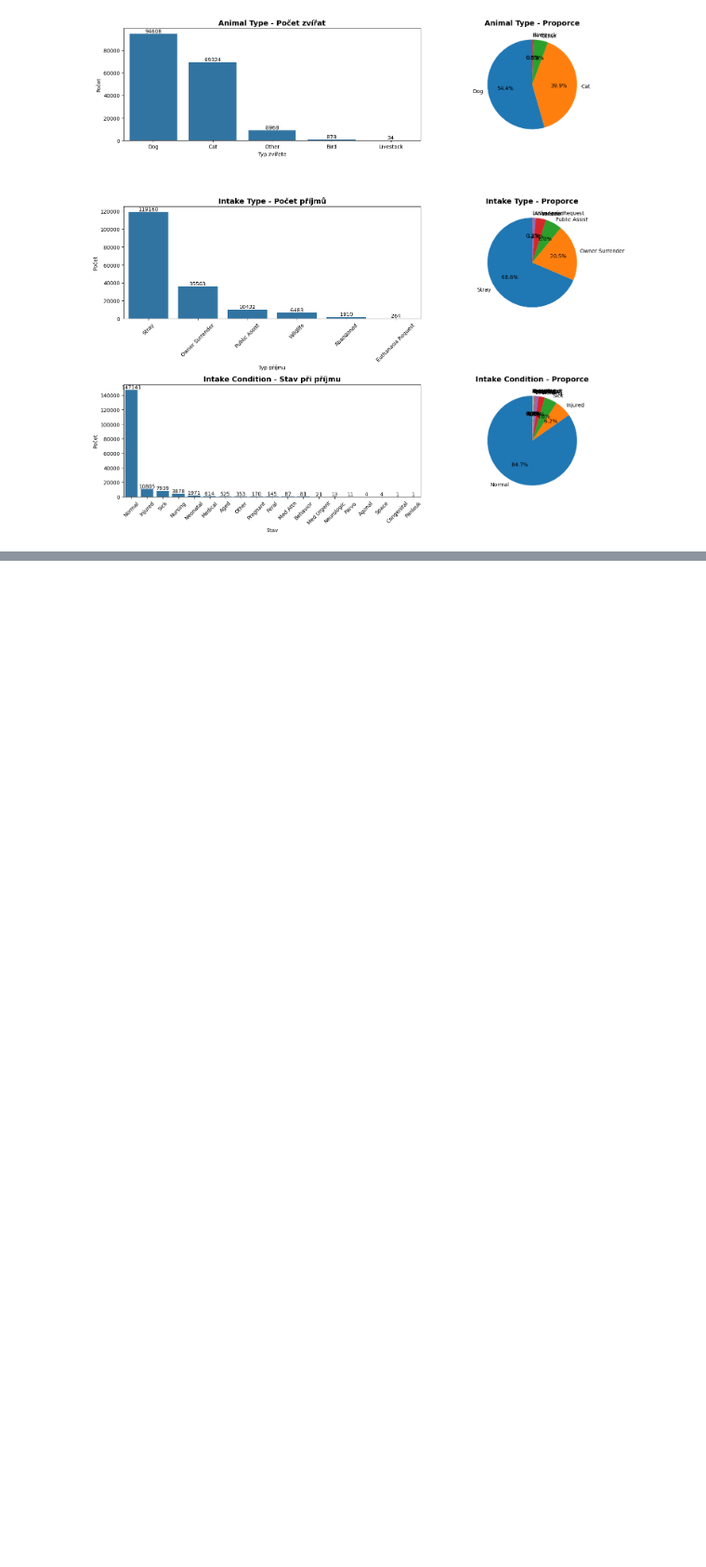
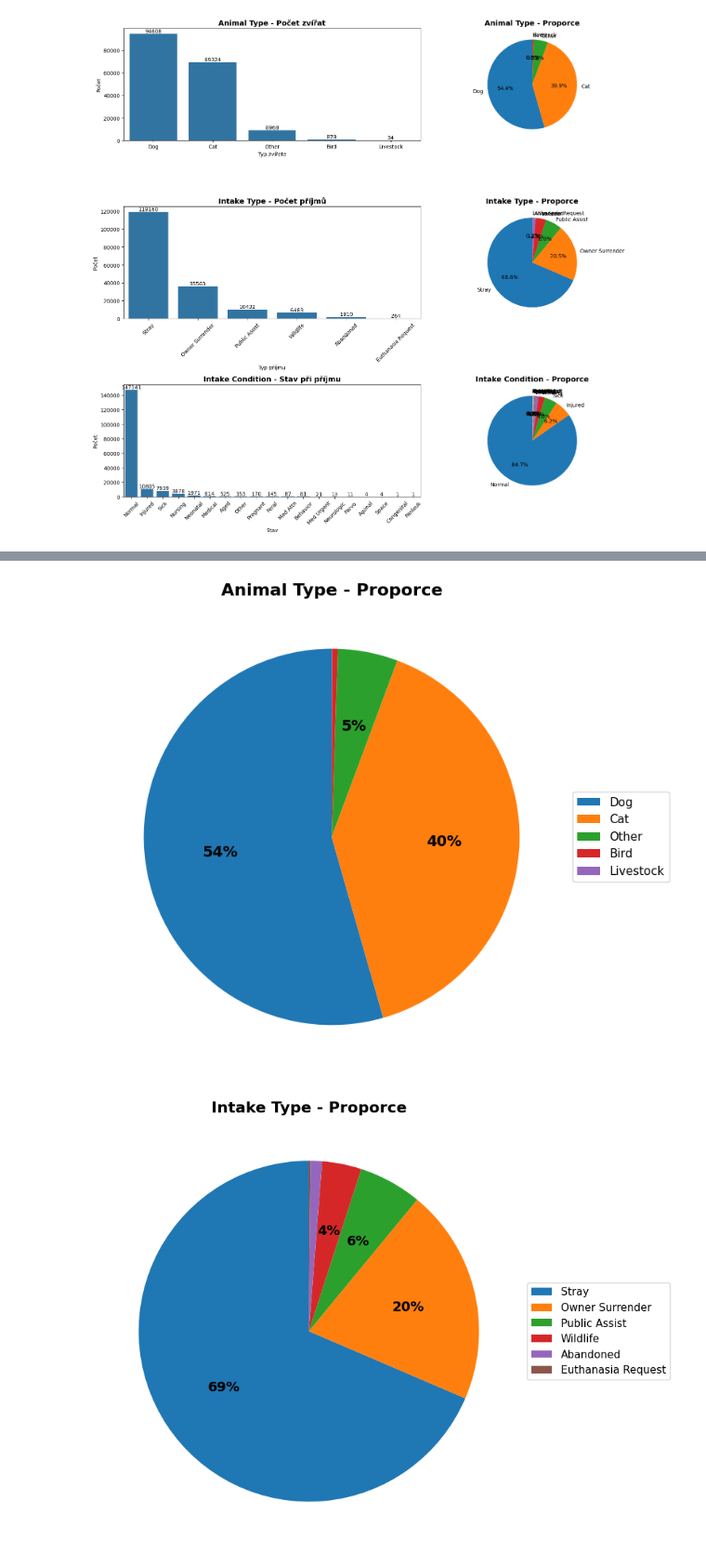
Before and after one commit to stasbebra2006/BI-VIZ, a Jupyter notebook: hms/hm01/01/hm01-prime.ipynb, the cells around one changed output, grey strips where cells are left out. Shown at 93% size. Saved outputs shown, nothing was run; the diff lists cells and outputs as text; code cells hidden in the pictures; blank space fills up the shorter version.

```diff
--- a/hms/hm01/01/hm01-prime.ipynb
+++ b/hms/hm01/01/hm01-prime.ipynb
@@ -628,0 +642,60 @@ plt.show()
+# %%
+# Animal Type - Pie Chart
+fig, ax = plt.subplots(figsize=(10, 8))
+
+def autopct_generator(limit):
+    def inner_autopct(pct):
+        return f'{pct:.0f}%' if pct > limit else ''
+    return inner_autopct
+
+animal_counts = intakes['Animal Type'].value_counts()
+
+wedges, texts, autotexts = ax.pie(animal_counts,
+                                    labels=None,
+                                    autopct=autopct_generator(3),
+                                    startangle=90,
+                                    textprops={'fontsize': 14, 'weight': 'bold'})
+
+ax.set_title('Animal Type - Proporce', fontsize=16, fontweight='bold')
+ax.legend(animal_counts.index,
+          loc='center left',
+          bbox_to_anchor=(1, 0.5),
+          fontsize=11)
+
+fig, ax = plt.subplots(figsize=(10, 8))
+
+intake_type_counts = intakes['Intake Type'].value_counts()
+
+wedges, texts, autotexts = ax.pie(intake_type_counts,
+                                    labels=None,
+                                    autopct=autopct_generator(3),
+                                    startangle=90,
+                                    textprops={'fontsize': 14, 'weight': 'bold'})
+
+ax.set_title('Intake Type - Proporce', fontsize=16, fontweight='bold')
+ax.legend(intake_type_counts.index,
+          loc='center left',
+          bbox_to_anchor=(1, 0.5),
+          fontsize=11)
+
+fig, ax = plt.subplots(figsize=(10, 8))
+
+condition_counts = intakes['Intake Condition'].value_counts()
+
+wedges, texts, autotexts = ax.pie(condition_counts,
+                                    labels=None,
+                                    autopct=autopct_generator(3),
+                                    startangle=90,
+                                    textprops={'fontsize': 14, 'weight': 'bold'})
+
+ax.set_title('Intake Condition - Proporce', fontsize=16, fontweight='bold')
+ax.legend(condition_counts.index,
+          loc='center left',
+          bbox_to_anchor=(1, 0.5),
+          fontsize=11)
+
+plt.tight_layout()
+plt.show()
+# %% [output]
+[figure, added]
+[figure, added]
```
Also changed, not shown: parts of 10 cells of this notebook, 1 other file.
